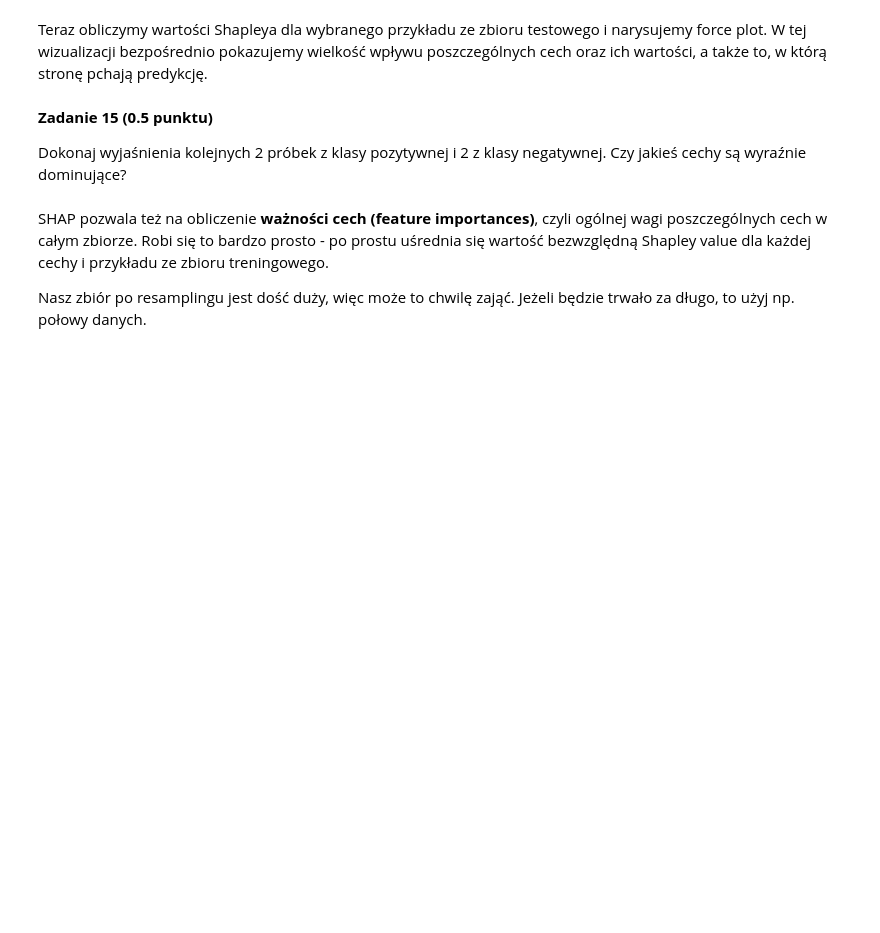
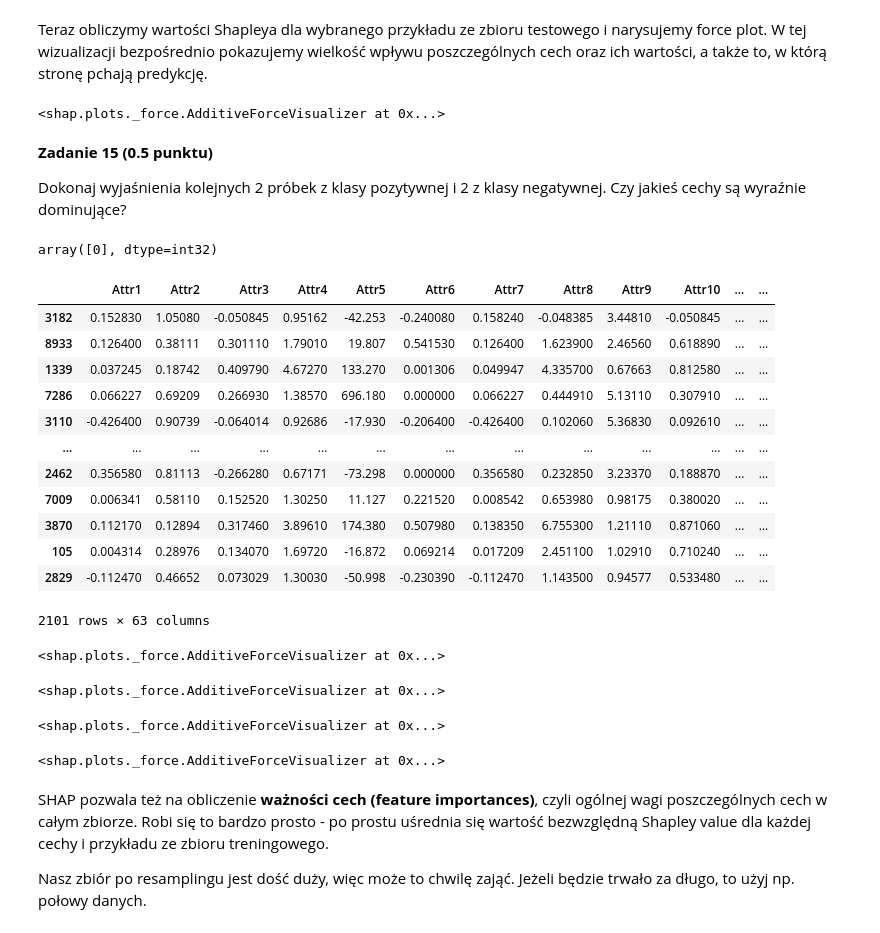
Before and after one commit to jagodek/ai-lab-university-course, a Jupyter notebook: lab2/notebook_empty.ipynb, the cells around one changed output. Cells and saved outputs as stored; diff of their text form; code cells hidden in the pictures; blank space fills up the shorter version.

```diff
--- a/lab2/notebook_empty.ipynb
+++ b/lab2/notebook_empty.ipynb
@@ -692,14 +695,16 @@ explainer = shap.TreeExplainer(
 # %% [markdown]
 Teraz obliczymy wartości Shapleya dla wybranego przykładu ze zbioru testowego i narysujemy force plot. W tej wizualizacji bezpośrednio pokazujemy wielkość wpływu poszczególnych cech oraz ich wartości, a także to, w którą stronę pchają predykcję.
 # %%
-shap_values = explainer.shap_values(X_test[0])
+shap_values = explainer.shap_values(X_test.iloc[0])
 
 shap.force_plot(
     base_value=explainer.expected_value,
     shap_values=shap_values,
-    features=X_test[0],
+    features=X_test.iloc[0],
     feature_names=feature_names
 )
+# %% [output]
+<shap.plots._force.AdditiveForceVisualizer at 0x...>
 # %% [markdown]
 **Zadanie 15 (0.5 punktu)**
 
@@ -707,3 +720,68 @@ Dokonaj wyjaśnienia kolejnych 2 próbek z klasy pozytywnej i 2 z klasy negatywn
+# %%
+x1 = X_test.loc[[neg2]]
+LGBM.predict(x1)
+# %% [output]
+array([0], dtype=int32)
+# %%
+X_test
+# %% [output]
+|  | Attr1 | Attr2 | Attr3 | Attr4 | Attr5 | Attr6 | Attr7 | Attr8 | Attr9 | Attr10 | ... | ... |
+| 3182 | 0.152830 | 1.05080 | -0.050845 | 0.95162 | -42.253 | -0.240080 | 0.158240 | -0.048385 | 3.44810 | -0.050845 | ... | ... |
+| 8933 | 0.126400 | 0.38111 | 0.301110 | 1.79010 | 19.807 | 0.541530 | 0.126400 | 1.623900 | 2.46560 | 0.618890 | ... | ... |
+| 1339 | 0.037245 | 0.18742 | 0.409790 | 4.67270 | 133.270 | 0.001306 | 0.049947 | 4.335700 | 0.67663 | 0.812580 | ... | ... |
+| 7286 | 0.066227 | 0.69209 | 0.266930 | 1.38570 | 696.180 | 0.000000 | 0.066227 | 0.444910 | 5.13110 | 0.307910 | ... | ... |
+| 3110 | -0.426400 | 0.90739 | -0.064014 | 0.92686 | -17.930 | -0.206400 | -0.426400 | 0.102060 | 5.36830 | 0.092610 | ... | ... |
+| ... | ... | ... | ... | ... | ... | ... | ... | ... | ... | ... | ... | ... |
+| 2462 | 0.356580 | 0.81113 | -0.266280 | 0.67171 | -73.298 | 0.000000 | 0.356580 | 0.232850 | 3.23370 | 0.188870 | ... | ... |
+| 7009 | 0.006341 | 0.58110 | 0.152520 | 1.30250 | 11.127 | 0.221520 | 0.008542 | 0.653980 | 0.98175 | 0.380020 | ... | ... |
+| 3870 | 0.112170 | 0.12894 | 0.317460 | 3.89610 | 174.380 | 0.507980 | 0.138350 | 6.755300 | 1.21110 | 0.871060 | ... | ... |
+| 105 | 0.004314 | 0.28976 | 0.134070 | 1.69720 | -16.872 | 0.069214 | 0.017209 | 2.451100 | 1.02910 | 0.710240 | ... | ... |
+| 2829 | -0.112470 | 0.46652 | 0.073029 | 1.30030 | -50.998 | -0.230390 | -0.112470 | 1.143500 | 0.94577 | 0.533480 | ... | ... |
+2101 rows × 63 columns
+# %%
+shap_values1 = explainer.shap_values(X_test.loc[pos1])
+
+shap.force_plot(
+    base_value=explainer.expected_value,
+    shap_values=shap_values1,
+    features=X_test.loc[pos1],
+    feature_names=feature_names
+)
+# %% [output]
+<shap.plots._force.AdditiveForceVisualizer at 0x...>
+# %%
+shap_values2 = explainer.shap_values(X_test.loc[pos2])
+
+shap.force_plot(
+    base_value=explainer.expected_value,
+    shap_values=shap_values2,
+    features=X_test.loc[pos2],
+    feature_names=feature_names
+)
+# %% [output]
+<shap.plots._force.AdditiveForceVisualizer at 0x...>
+# %%
+shap_values3 = explainer.shap_values(X_test.loc[neg1])
+
+shap.force_plot(
+    base_value=explainer.expected_value,
+    shap_values=shap_values3,
+    features=X_test.loc[neg1],
+    feature_names=feature_names
+)
+# %% [output]
+<shap.plots._force.AdditiveForceVisualizer at 0x...>
+# %%
+shap_values4 = explainer.shap_values(X_test.loc[neg2])
+
+shap.force_plot(
+    base_value=explainer.expected_value,
+    shap_values=shap_values4,
+    features=X_test.loc[neg2],
+    feature_names=feature_names
+)
+# %% [output]
+<shap.plots._force.AdditiveForceVisualizer at 0x...>
 # %% [markdown]
 SHAP pozwala też na obliczenie **ważności cech (feature importances)**, czyli ogólnej wagi poszczególnych cech w całym zbiorze. Robi się to bardzo prosto - po prostu uśrednia się wartość bezwzględną Shapley value dla każdej cechy i przykładu ze zbioru treningowego.
 
```
Also changed, not shown: parts of 5 cells of this notebook.
